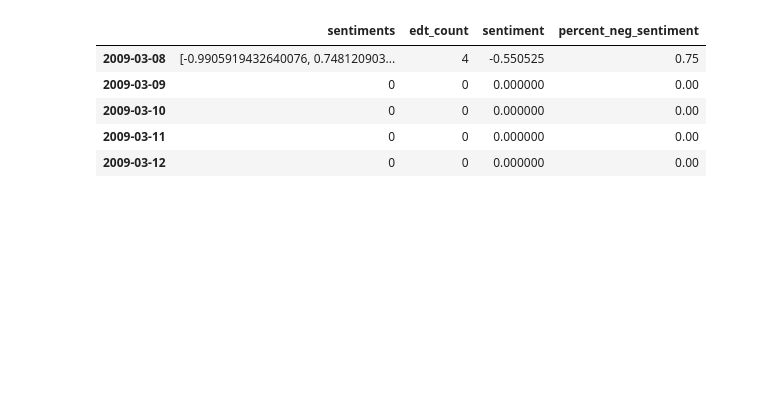
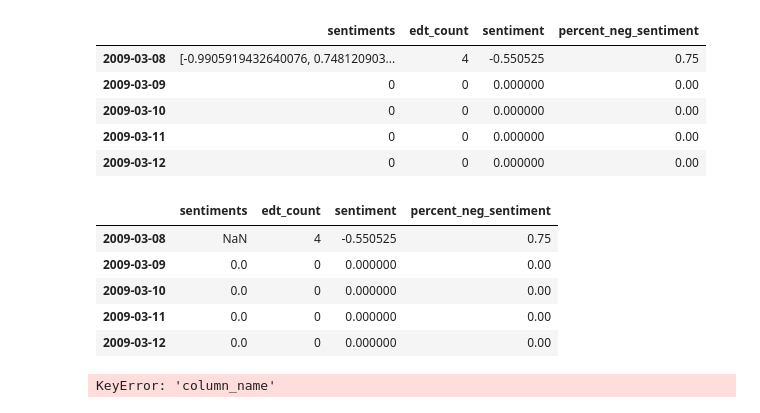
Before and after one commit to Billie-LS/Trading_ML_Algo_Experimentation, a Jupyter notebook: TradeBotProject_TensorFlow-Sentiment.ipynb, the cells around one changed output. Cells and saved outputs as stored; diff of their text form; code cells hidden in the pictures; blank space fills up the shorter version.

Commit message:
fixing data types

```diff
--- a/TradeBotProject_TensorFlow-Sentiment.ipynb
+++ b/TradeBotProject_TensorFlow-Sentiment.ipynb
@@ -439,3 +478,26 @@ BTC_edits_df.head()
 | 2009-03-10 | 0 | 0 | 0.000000 | 0.00 |
 | 2009-03-11 | 0 | 0 | 0.000000 | 0.00 |
 | 2009-03-12 | 0 | 0 | 0.000000 | 0.00 |
+# %%
+# convert non-numeric columns to numeric format
+BTC_edits_df['sentiments'] = pd.to_numeric(BTC_edits_df['sentiments'], errors='coerce')
+
+# create a rolling 30 day average of edits and sentiment
+rolling_BTC_edits = BTC_edits_df.rolling(30).mean()
+# %%
+BTC_edits_df.head()
+# %% [output]
+|  | sentiments | edt_count | sentiment | percent_neg_sentiment |
+| 2009-03-08 | NaN | 4 | -0.550525 | 0.75 |
+| 2009-03-09 | 0.0 | 0 | 0.000000 | 0.00 |
+| 2009-03-10 | 0.0 | 0 | 0.000000 | 0.00 |
+| 2009-03-11 | 0.0 | 0 | 0.000000 | 0.00 |
+| 2009-03-12 | 0.0 | 0 | 0.000000 | 0.00 |
+# %%
+# convert column to numeric type, with any non-numeric values set to NaN
+BTC_edits_df["column_name"] = pd.to_numeric(BTC_edits_df["column_name"], errors='coerce')
+
+# create a rolling 30 day average of edits
+rolling_BTC_edits = BTC_edits_df.rolling(30).mean()
+# %% [output]
+KeyError: 'column_name'
```
Also changed, not shown: parts of 20 cells of this notebook.
